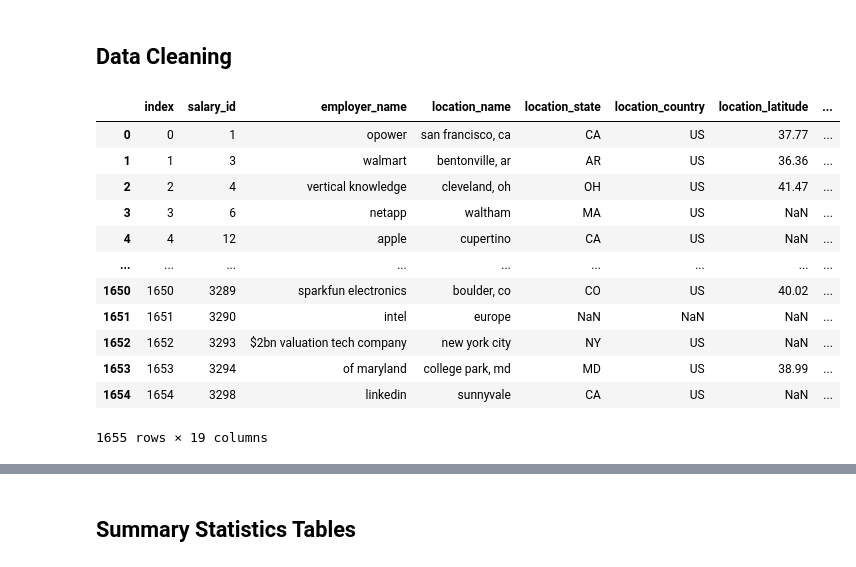
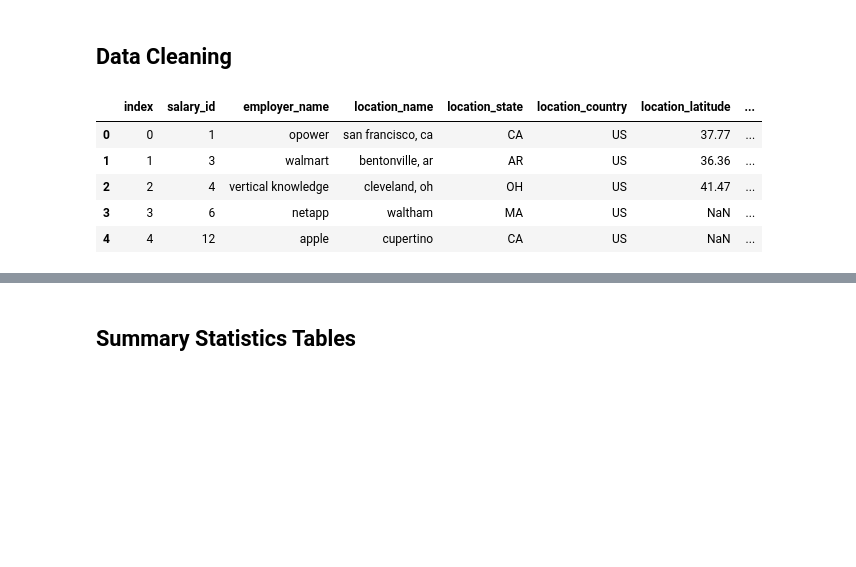
Before and after one commit to ECO225-W2024/project-one-code-macy-chen, a Jupyter notebook: tech_salaries.ipynb, the cells around one changed output, grey strips where cells are left out. Saved outputs shown, nothing was run; the diff lists cells and outputs as text; code cells hidden in the pictures; blank space fills up the shorter version.

```diff
--- a/tech_salaries.ipynb
+++ b/tech_salaries.ipynb
@@ -26,20 +31,13 @@ import pandas as pd
 # %%
 #load in dataset
 df = pd.read_csv("/Users/macychen/ECO225Project/Data/salaries_clean.csv", low_memory=False)
-df
+df.head()
 # %% [output]
 |  | index | salary_id | employer_name | location_name | location_state | location_country | location_latitude | ... |
 | 0 | 0 | 1 | opower | san francisco, ca | CA | US | 37.77 | ... |
 | 1 | 1 | 3 | walmart | bentonville, ar | AR | US | 36.36 | ... |
 | 2 | 2 | 4 | vertical knowledge | cleveland, oh | OH | US | 41.47 | ... |
 | 3 | 3 | 6 | netapp | waltham | MA | US | NaN | ... |
 | 4 | 4 | 12 | apple | cupertino | CA | US | NaN | ... |
-| ... | ... | ... | ... | ... | ... | ... | ... | ... |
-| 1650 | 1650 | 3289 | sparkfun electronics | boulder, co | CO | US | 40.02 | ... |
-| 1651 | 1651 | 3290 | intel | europe | NaN | NaN | NaN | ... |
-| 1652 | 1652 | 3293 | $2bn valuation tech company | new york city | NY | US | NaN | ... |
-| 1653 | 1653 | 3294 | of maryland | college park, md | MD | US | 38.99 | ... |
-| 1654 | 1654 | 3298 | linkedin | sunnyvale | CA | US | NaN | ... |
-1655 rows × 19 columns
 # %%
 #drop unneeded columns
```
Also changed, not shown: parts of 25 cells of this notebook.
